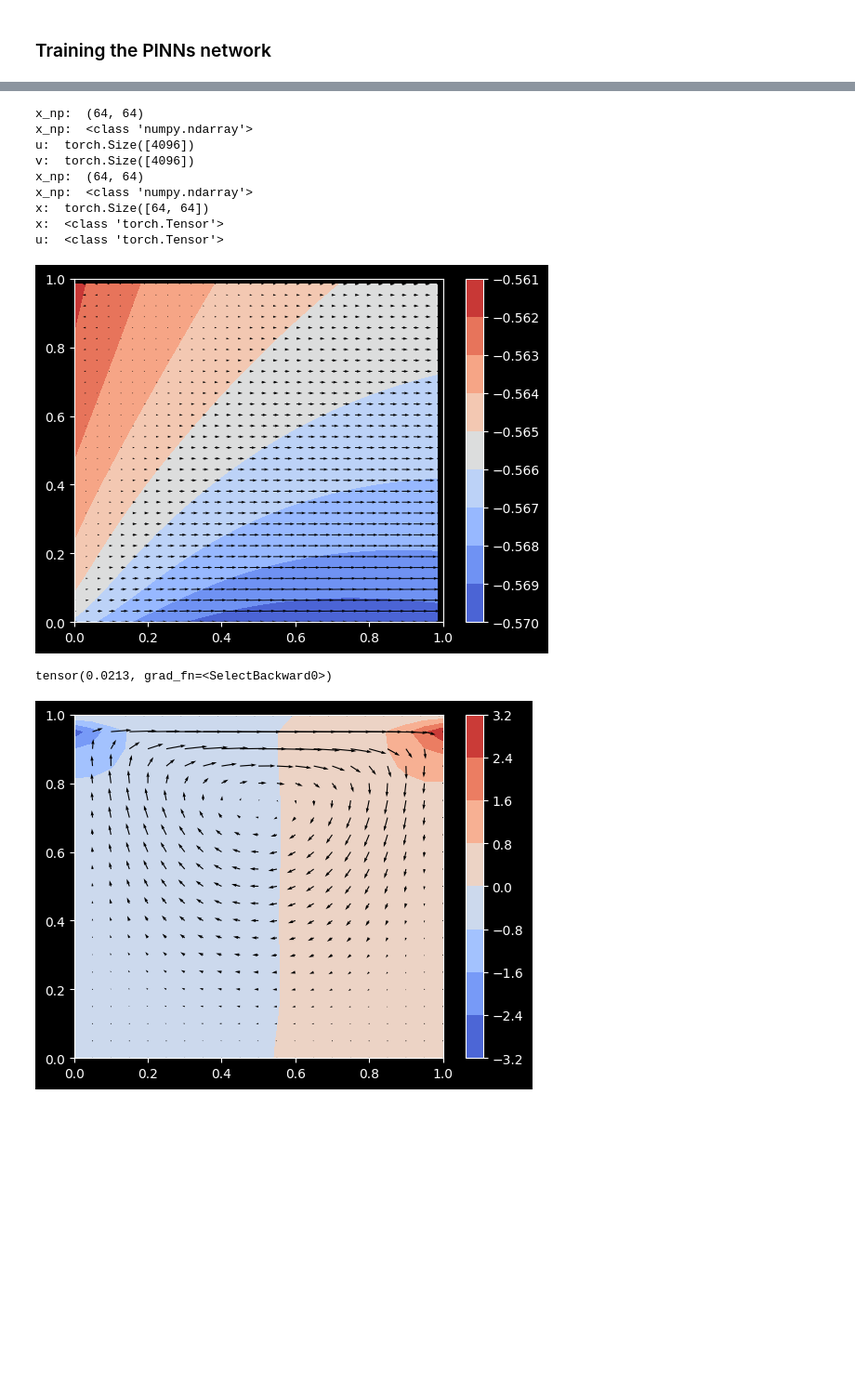
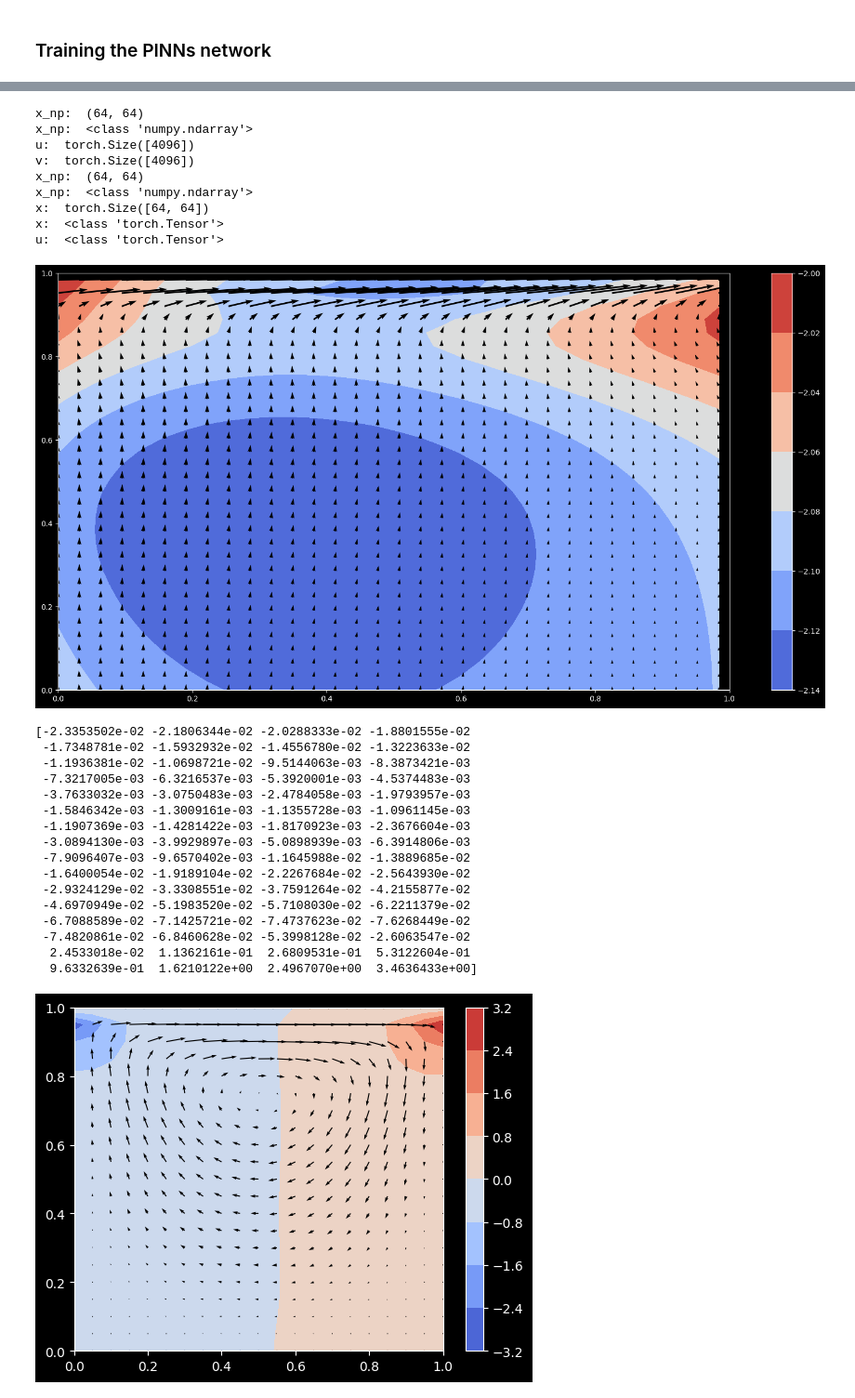
Before and after one commit to YanivAB/PINN-Incompressible-N-S-equations-cavity, a Jupyter notebook: T_final.ipynb, the cells around one changed output, grey strips where cells are left out. Shown: that part at 93% size. Drawn from its saved outputs; the diff is of its cells as text; code cells hidden in the pictures; blank space fills up the shorter version.

```diff
--- a/T_final.ipynb
+++ b/T_final.ipynb
@@ -113,13 +113,13 @@ class PINNs_net(nn.Module):
         #u_reshaped = u.view(Nx, Ny) # [Nx*Ny, 1] -> [Nx, Nt]
         #u_x_reshaped = u_x.view(Nx, Ny) # [Nx*Ny, 1] -> [Nx, Nt]
         bc_loss = loss_fun(u_reshaped[0, :], torch.zeros_like(u_reshaped[0,:])) \
-                + loss_fun(u_reshaped[Nx-1, :], torch.zeros_like(u_reshaped[Nx-1,:])) \
+                + loss_fun(u_reshaped[-1, :], torch.zeros_like(u_reshaped[Nx-1,:])) \
                 + loss_fun(v_reshaped[0, :], torch.zeros_like(v_reshaped[0,:])) \
-                + loss_fun(v_reshaped[Nx-1, :], torch.zeros_like(v_reshaped[Nx-1,:])) \
-                + loss_fun(u_reshaped[:, Ny-1], torch.zeros_like(u_reshaped[:,Ny-1])) \
-                + loss_fun(v_reshaped[:,Ny-1], torch.zeros_like(v_reshaped[:,Ny-1])) \
-                + loss_fun(u_reshaped[:, 0], u_i * torch.ones_like(u_reshaped[:,0])) \
-                + loss_fun(v_reshaped[:, 0], torch.zeros_like(v_reshaped[:,0])) \
+                + loss_fun(v_reshaped[-1, :], torch.zeros_like(v_reshaped[Nx-1,:])) \
+                + loss_fun(u_reshaped[:, 0], torch.zeros_like(u_reshaped[:,Ny-1])) \
+                + loss_fun(v_reshaped[:,0], torch.zeros_like(v_reshaped[:,Ny-1])) \
+                + loss_fun(u_reshaped[:, -1], u_i * torch.ones_like(u_reshaped[:,0])) \
+                + loss_fun(v_reshaped[:, -1], torch.zeros_like(v_reshaped[:,0])) \
 
 
         return pde_loss, bc_loss
@@ -254,39 +254,54 @@ print("u: ",u.shape)
 print("v: ",v.shape)
 
 print("x_np: ",x_np.shape)
 print("x_np: ",type(x_np))
 
 print("x: ",x.shape)
 print("x: ",type(x))
 print("u: ",type(u))
 
-u_np = u.detach().numpy().reshape(Nx,Ny) # convert into a np array
-v_np = v.detach().numpy().reshape(Nx,Ny) # convert into a np array
+u_np = 1*u.detach().numpy().reshape(Nx,Ny) # convert into a np array
+v_np = 10*v.detach().numpy().reshape(Nx,Ny) # convert into a np array
 p_np = p.detach().numpy().reshape(Nx,Ny) # convert into a np array
 
 plt.style.use("dark_background")
-plt.figure()
+plt.figure(figsize=(20, 10))
 plt.contourf(x_np[::2, ::2], y_np[::2, ::2], p_np[::2, ::2], cmap="coolwarm")
 plt.colorbar()
 
 plt.quiver(x_np[::2, ::2], y_np[::2, ::2], u_np[::2, ::2], v_np[::2, ::2], color="black")
 # plt.streamplot(X[::2, ::2], Y[::2, ::2], u_next[::2, ::2], v_next[::2, ::2], color="black")
 plt.xlim((0, 1))
 plt.ylim((0, 1))
 plt.show()
-print(u[-1])
+print(u_np[0,:])
 # %% [output]
 x_np:  (64, 64)
 x_np:  <class 'numpy.ndarray'>
 u:  torch.Size([4096])
 v:  torch.Size([4096])
 x_np:  (64, 64)
 x_np:  <class 'numpy.ndarray'>
 x:  torch.Size([64, 64])
 x:  <class 'torch.Tensor'>
 u:  <class 'torch.Tensor'>
-[figure, old version]
+[figure, new version]
-tensor(0.0213, grad_fn=<SelectBackward0>)
+[-2.3353502e-02 -2.1806344e-02 -2.0288333e-02 -1.8801555e-02
+ -1.7348781e-02 -1.5932932e-02 -1.4556780e-02 -1.3223633e-02
+ -1.1936381e-02 -1.0698721e-02 -9.5144063e-03 -8.3873421e-03
+ -7.3217005e-03 -6.3216537e-03 -5.3920001e-03 -4.5374483e-03
+ -3.7633032e-03 -3.0750483e-03 -2.4784058e-03 -1.9793957e-03
+ -1.5846342e-03 -1.3009161e-03 -1.1355728e-03 -1.0961145e-03
+ -1.1907369e-03 -1.4281422e-03 -1.8170923e-03 -2.3676604e-03
+ -3.0894130e-03 -3.9929897e-03 -5.0898939e-03 -6.3914806e-03
+ -7.9096407e-03 -9.6570402e-03 -1.1645988e-02 -1.3889685e-02
+ -1.6400054e-02 -1.9189104e-02 -2.2267684e-02 -2.5643930e-02
+ -2.9324129e-02 -3.3308551e-02 -3.7591264e-02 -4.2155877e-02
+ -4.6970949e-02 -5.1983520e-02 -5.7108030e-02 -6.2211379e-02
+ -6.7088589e-02 -7.1425721e-02 -7.4737623e-02 -7.6268449e-02
+ -7.4820861e-02 -6.8460628e-02 -5.3998128e-02 -2.6063547e-02
+  2.4533018e-02  1.1362161e-01  2.6809531e-01  5.3122604e-01
+  9.6332639e-01  1.6210122e+00  2.4967070e+00  3.4636433e+00]
 # %%
 """
 Solves the incompressible Navier Stokes equations in a lid-driven cavity
```
Also changed, not shown: parts of 3 cells of this notebook.
